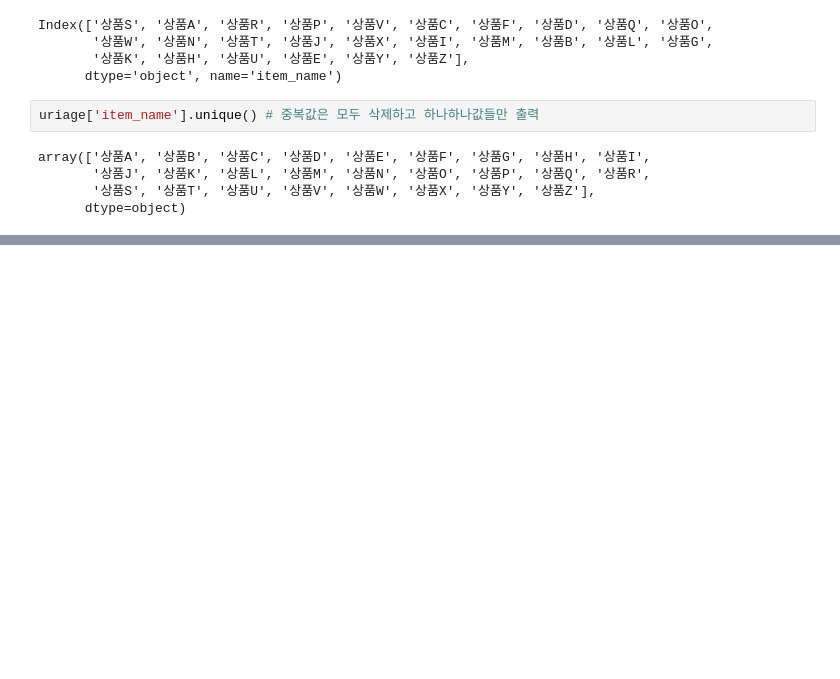
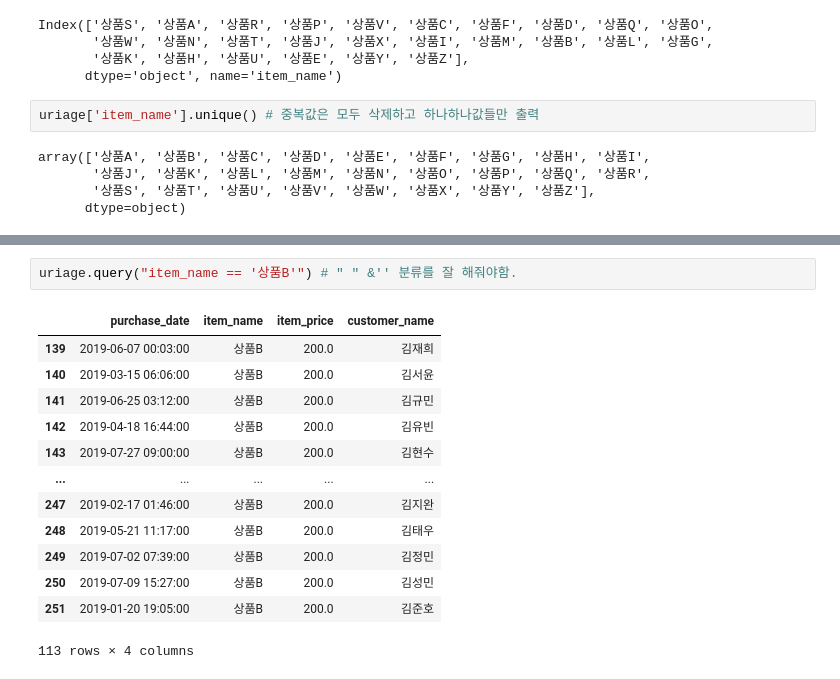
Before and after one commit to iankim66/phyton, a Jupyter notebook: 230128/07_uriage.ipynb, the cells around one changed output, grey strips where cells are left out. Saved outputs shown, nothing was run; the diff lists cells and outputs as text; blank space fills up the shorter version.

```diff
--- a/230128/07_uriage.ipynb
+++ b/230128/07_uriage.ipynb
@@ -317,0 +387,16 @@ array(['상품A', '상품B', '상품C', '상품D', '상품E', '상품F', '상품
+# %%
+uriage.query("item_name == '상품B'") # " " &'' 분류를 잘 해줘야함.
+# %% [output]
+|  | purchase_date | item_name | item_price | customer_name |
+| 139 | 2019-06-07 00:03:00 | 상품B | 200.0 | 김재희 |
+| 140 | 2019-03-15 06:06:00 | 상품B | 200.0 | 김서윤 |
+| 141 | 2019-06-25 03:12:00 | 상품B | 200.0 | 김규민 |
+| 142 | 2019-04-18 16:44:00 | 상품B | 200.0 | 김유빈 |
+| 143 | 2019-07-27 09:00:00 | 상품B | 200.0 | 김현수 |
+| ... | ... | ... | ... | ... |
+| 247 | 2019-02-17 01:46:00 | 상품B | 200.0 | 김지완 |
+| 248 | 2019-05-21 11:17:00 | 상품B | 200.0 | 김태우 |
+| 249 | 2019-07-02 07:39:00 | 상품B | 200.0 | 김정민 |
+| 250 | 2019-07-09 15:27:00 | 상품B | 200.0 | 김성민 |
+| 251 | 2019-01-20 19:05:00 | 상품B | 200.0 | 김준호 |
+113 rows × 4 columns
```
Also changed, not shown: parts of 9 cells of this notebook, 1 other file.
